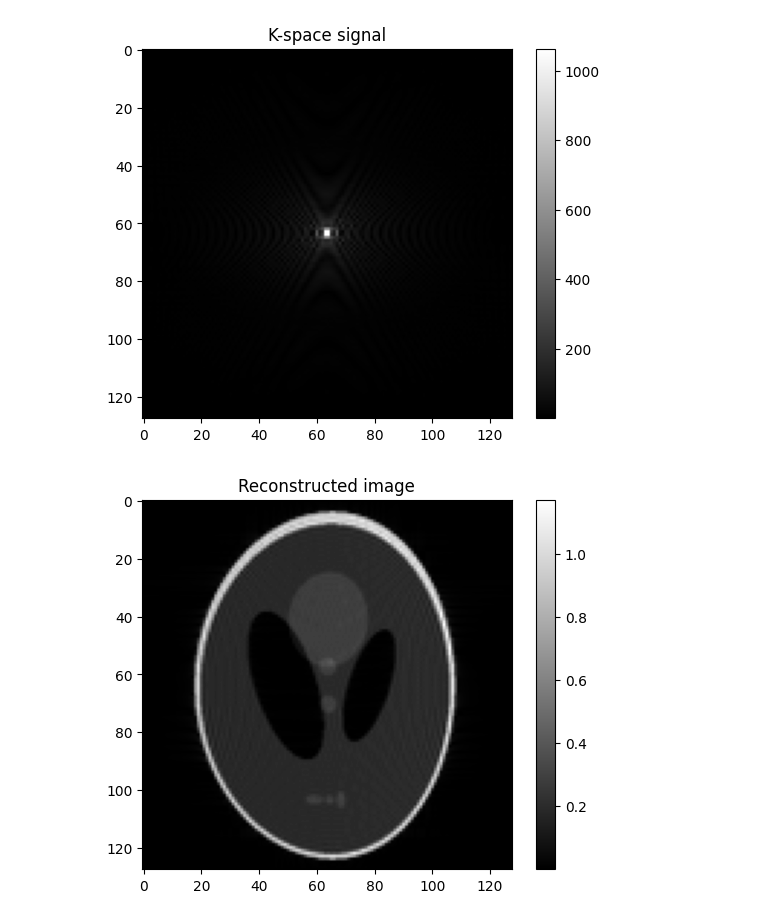
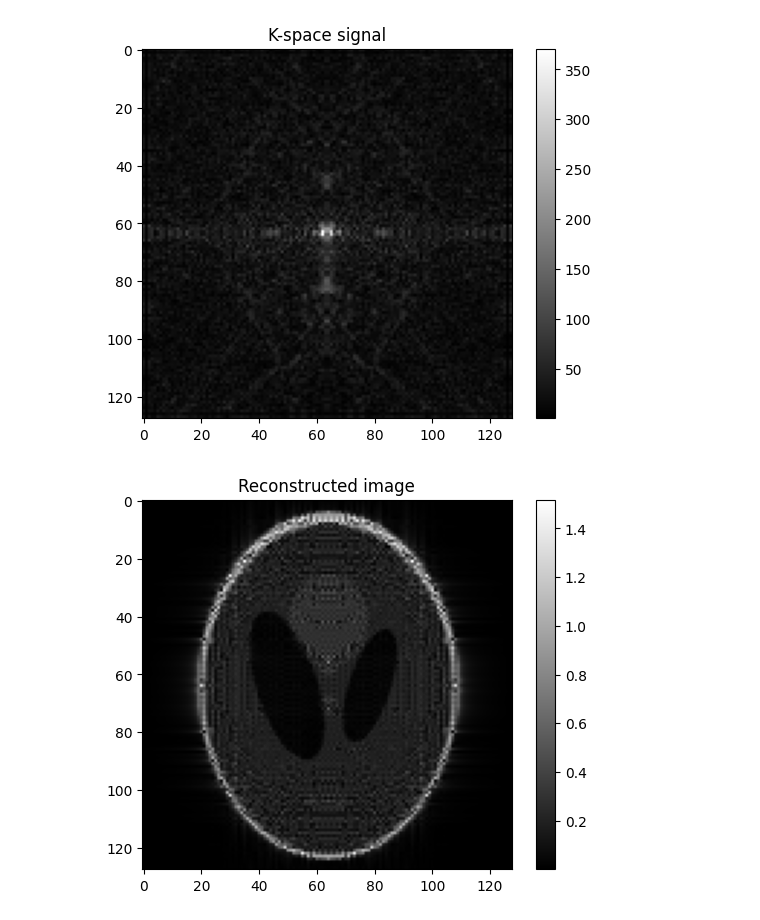
Before and after one commit to MaxStrey/Martinos_MR, a Jupyter notebook: Martinos_project/phantom_generation/phantom_7.ipynb, the cells around one changed output. Saved outputs shown, nothing was run; the diff lists cells and outputs as text; code cells hidden in the pictures.

Commit message:
Redid the encoding matrix

```diff
--- a/Martinos_project/phantom_generation/phantom_7.ipynb
+++ b/Martinos_project/phantom_generation/phantom_7.ipynb
@@ -16,7 +16,6 @@ phantom = resize(phantom, (128, 128))
 #phantom /= np.max(phantom)
 phantom = phantom.astype(dtype=np.complex128) # Make the phantom complex
 
-
 N_spins = 128  # Number of spins in the phantom
 # # Phantom is a 2D delta function (single point in the center)
 # phantom = np.zeros((N_spins, N_spins), dtype=np.complex128)
@@ -27,8 +26,8 @@ B0_field_map = pd.read_csv('2Dslice.csv', header=None).values
 gamma = 42.58e6  # Gyromagnetic ratio for hydrogen in Hz/T
 B0_field_map  = (B0_field_map * gamma)/(2*np.pi * 10000)  # Convert to Hz/T
 B0_mean = np.mean(B0_field_map)  # Mean value of the B0 field map
-B0_field_map -= np.mean(B0_field_map) # Dividing by the mean value of the B0 field map
-B0_field_map *= 2 * np.pi * 5
+B0_field_map -= B0_mean # subtract by the mean value of the B0 field map
+B0_field_map *= 5
 B0_field_map = resize(B0_field_map, (128, 128))
 
 B0_test = np.ones((N_spins, N_spins), dtype=np.complex128)
@@ -41,15 +40,11 @@ plt.imshow(B0_field_map, cmap='gray')
 plt.colorbar()  # Add a color bar to the plot
 plt.show()
 
-
-
 # Plot the phantom
 plt.title('Phantom')
 plt.imshow(np.abs(phantom), cmap='gray')
 plt.show()
 
-
-
 g_mult = 10 # Gradient multiplication factor
 Gx = 0.004755753 * g_mult  # Gradient strength in T/m
 Gy = 0.004755753 * g_mult # Gradient strength in T/m
@@ -61,10 +56,6 @@ B0 = 1.0  # B0 field in T
 # Time intervals for the gradients
 tau = 2e-3 # seconds
 time = np.linspace(-tau/2,tau/2,N_spins)
-
-timey = np.linspace(-tau/2,tau/2,N_spins)
-
-# B0 field inhomogeneities in the x and y directions
 
 # Gradient fields (assuming same for x and y directions)
 Gx_values = time * Gx
@@ -80,37 +71,51 @@ x_values = np.linspace(-FOV / 2, FOV / 2, N_spins)
 y_values = np.linspace(-FOV / 2, FOV / 2, N_spins)
 x_values, y_values = np.meshgrid(x_values, y_values, indexing='ij')  # Create 2D coordinate grid
 
+# Flatten the phantom
+phantom_flat = phantom.flatten()
 
-# Compute k-space values
-k_space = np.zeros((N_spins, N_spins), dtype=np.complex128)
+# Flatten the arrays to make them 1D
+x_values_flat = x_values.flatten()
+y_values_flat = y_values.flatten()
+B0_field_map_flat = B0_using.flatten()
+
+# Allocate memory for flattened k-space
+k_space_flat = np.zeros(N_spins**2, dtype=np.complex128)
+
+
+
+# Iterate through the kx and ky values
+iterator = 0
 for i, kx in tqdm(enumerate(kx_values)):
     for j, ky in enumerate(ky_values):
-        k_space[i, j] = np.sum(phantom * np.exp(-1j * (kx * x_values + ky * y_values)) * np.exp(-1j * B0_using * time[j]))
+        # Calculate the k-space value for this (kx, ky) point
+        k_space_flat[iterator] = np.sum(phantom_flat * np.exp(-1j * (kx * x_values_flat + ky * y_values_flat + B0_field_map_flat)))
+        iterator += 1
 
-
+# Reshape the flattened k-space data back into 2D matrix form
+k_space = np.reshape(k_space_flat, (N_spins, N_spins))
 
 # Plot the absolute k-space signal
 plt.figure()
 plt.imshow(np.abs(k_space), cmap='gray')
 plt.title('K-space signal')
 plt.colorbar()
 plt.show()
 
 dwll_time = tau/N_spins
 
 readout_bandwidth =  1/dwll_time
 
-
 # Apply inverse FFT
 reconstructed_image = ifft2(k_space)
 reconstructed_image_1 = fftshift(reconstructed_image)
 
 # Plot the reconstructed image
 plt.figure()
 plt.imshow(np.abs(reconstructed_image_1), cmap='gray')
 plt.title('Reconstructed image')
 plt.colorbar()
 plt.show()
 # %% [output]
-[figure, old version]
+[figure, new version]
-[figure, old version]
+[figure, new version]
```
Also changed, not shown: parts of 11 cells of this notebook.
